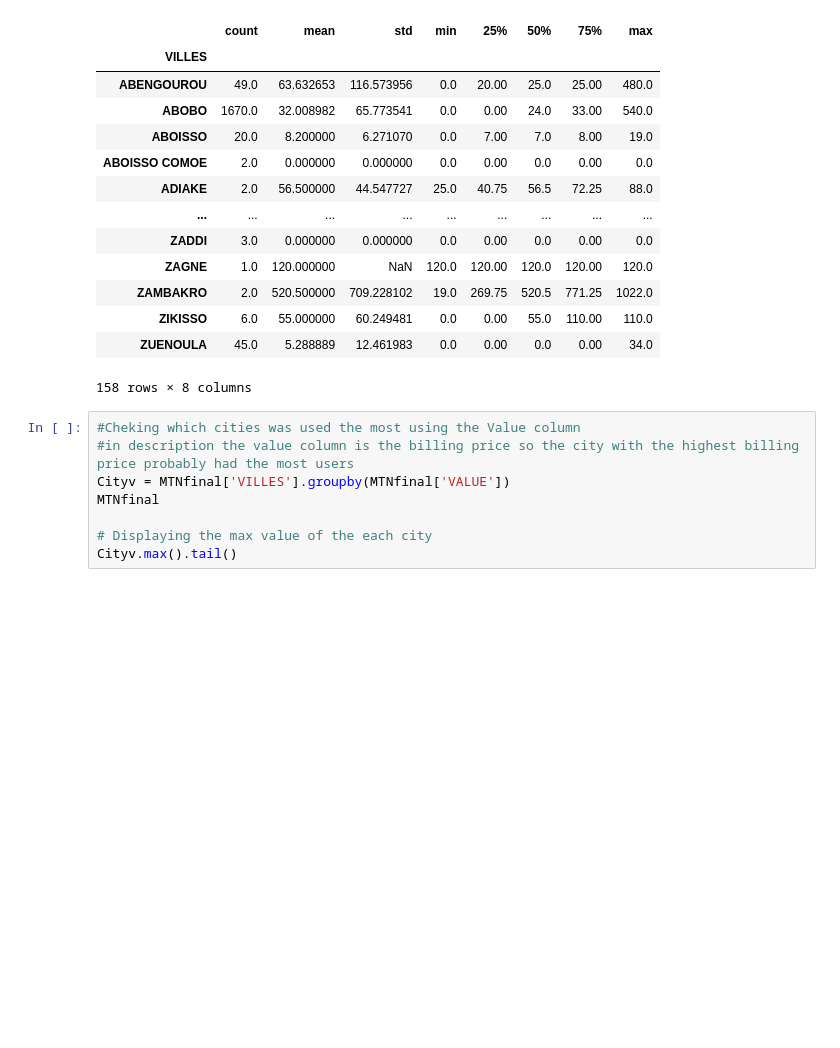
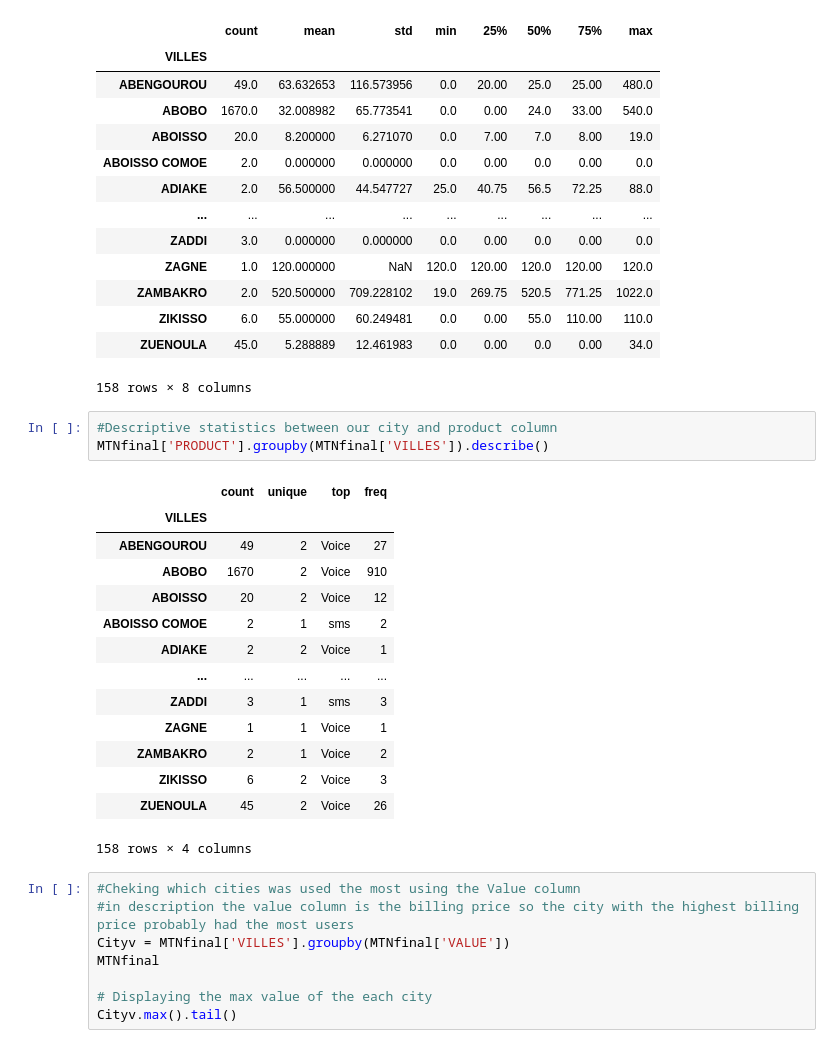
Before and after one commit to Raphael-Blaize/python-project-for-MTN-Cote-d-Ivoire--to-help-in-upgrade-of-its-infrastructure-strategy, a Jupyter notebook: Raph's_MTN_Cote_d'Ivoire_cleaning_and_analysis.ipynb, the cells around one changed output. Cells and saved outputs as stored; diff of their text form; blank space fills up the shorter version.

```diff
--- a/Raph's_MTN_Cote_d'Ivoire_cleaning_and_analysis.ipynb
+++ b/Raph's_MTN_Cote_d'Ivoire_cleaning_and_analysis.ipynb
@@ -620,6 +625,24 @@ MTNfinal['VALUE'].groupby(MTNfinal['VILLES']).describe()
 | ZIKISSO | 6.0 | 55.000000 | 60.249481 | 0.0 | 0.00 | 55.0 | 110.00 | 110.0 |
 | ZUENOULA | 45.0 | 5.288889 | 12.461983 | 0.0 | 0.00 | 0.0 | 0.00 | 34.0 |
 158 rows × 8 columns
+# %%
+#Descriptive statistics between our city and product column
+MTNfinal['PRODUCT'].groupby(MTNfinal['VILLES']).describe()
+# %% [output]
+|  | count | unique | top | freq |
+| VILLES |  |  |  |  |
+| ABENGOUROU | 49 | 2 | Voice | 27 |
+| ABOBO | 1670 | 2 | Voice | 910 |
+| ABOISSO | 20 | 2 | Voice | 12 |
+| ABOISSO COMOE | 2 | 1 | sms | 2 |
+| ADIAKE | 2 | 2 | Voice | 1 |
+| ... | ... | ... | ... | ... |
+| ZADDI | 3 | 1 | sms | 3 |
+| ZAGNE | 1 | 1 | Voice | 1 |
+| ZAMBAKRO | 2 | 1 | Voice | 2 |
+| ZIKISSO | 6 | 2 | Voice | 3 |
+| ZUENOULA | 45 | 2 | Voice | 26 |
+158 rows × 4 columns
 # %%
 #Cheking which cities was used the most using the Value column
 #in description the value column is the billing price so the city with the highest billing price probably had the most users
```
Also changed, not shown: parts of 5 cells of this notebook.
